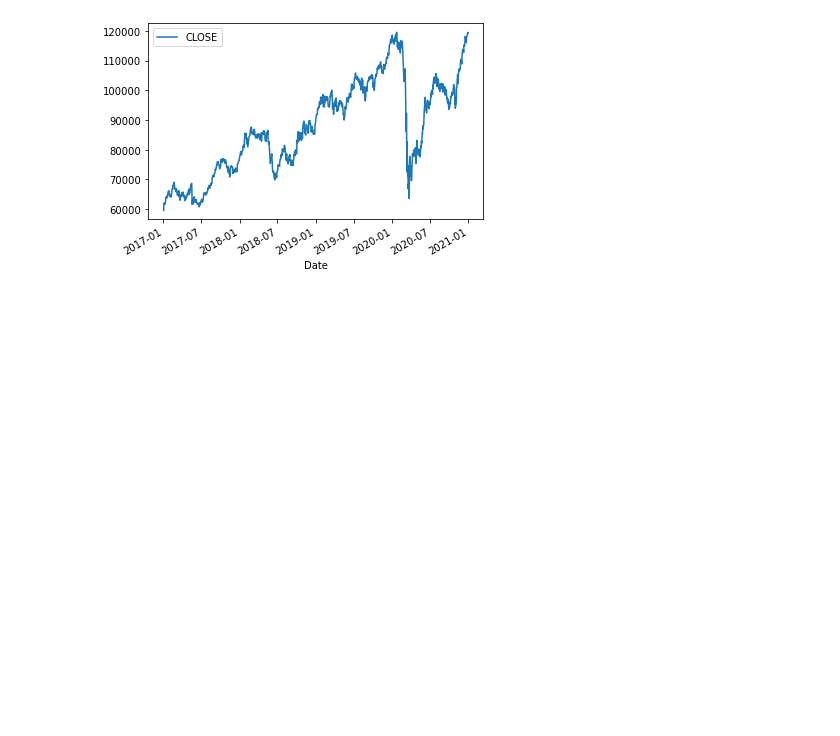
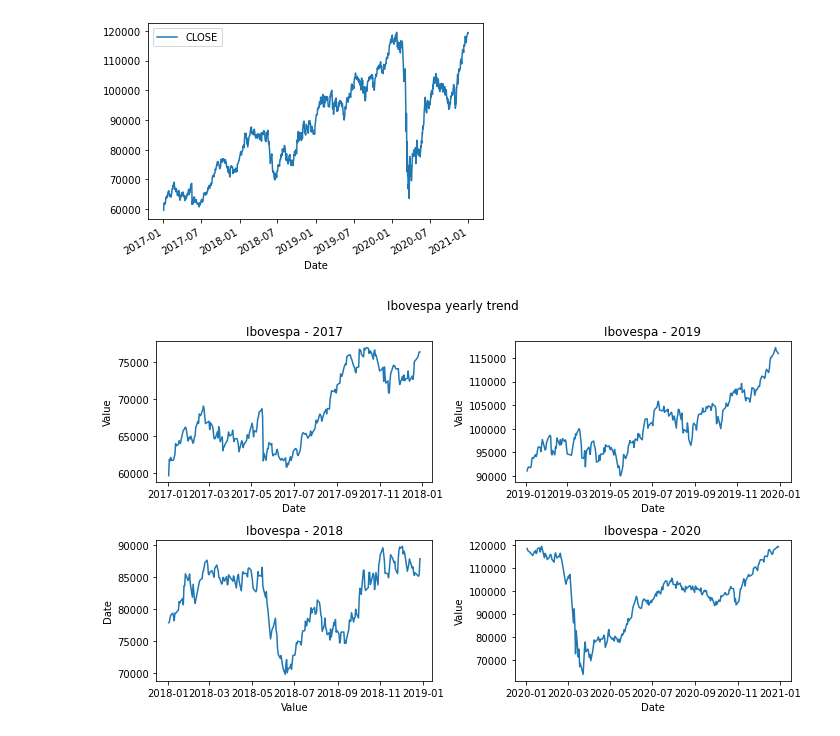
Before and after one commit to rafaelimai/ibmdscapstone, a Jupyter notebook: Capstone Work.ipynb, the cells around one changed output. Saved outputs shown, nothing was run; the diff lists cells and outputs as text; code cells hidden in the pictures; blank space fills up the shorter version.

```diff
--- a/Capstone Work.ipynb
+++ b/Capstone Work.ipynb
@@ -300,3 +300,44 @@ ibovHistoricClose.plot()
 # %% [output]
 <AxesSubplot:xlabel='Date'>
 [figure]
+# %%
+
+ibovHistoric2017 = ibov.history(start="2016-12-31",end="2018-1-1")
+ibovHistoric2018 = ibov.history(start="2017-12-31",end="2019-1-1")
+ibovHistoric2019 = ibov.history(start="2018-12-31",end="2020-1-1")
+ibovHistoric2020 = ibov.history(start="2019-12-31",end="2021-1-1")
+
+ibovHistoric2017 = ibovHistoric2017[["Close"]]
+ibovHistoric2018 = ibovHistoric2018[["Close"]]
+ibovHistoric2019 = ibovHistoric2019[["Close"]]
+ibovHistoric2020 = ibovHistoric2020[["Close"]]
+
+fig, axs = plt.subplots(2, 2, sharex=False, sharey=False)
+fig.set_size_inches(10,6)
+plt.suptitle("Ibovespa yearly trend")
+
+axs[0][0].plot(ibovHistoric2017)
+axs[0][0].set_title("Ibovespa - 2017")
+axs[0][0].set_xlabel("Date")
+axs[0][0].set_ylabel("Value")
+
+
+axs[1][0].plot(ibovHistoric2018)
+axs[1][0].set_title("Ibovespa - 2018")
+axs[1][0].set_xlabel("Value")
+axs[1][0].set_ylabel("Date")
+
+axs[0][1].plot(ibovHistoric2019)
+axs[0][1].set_title("Ibovespa - 2019")
+axs[0][1].set_xlabel("Date")
+axs[0][1].set_ylabel("Value")
+
+axs[1][1].plot(ibovHistoric2020)
+axs[1][1].set_title("Ibovespa - 2020")
+axs[1][1].set_xlabel("Date")
+axs[1][1].set_ylabel("Value")
+
+plt.tight_layout()
+plt.show()
+# %% [output]
+[figure, added]
```
Also changed, not shown: 3 other files.
